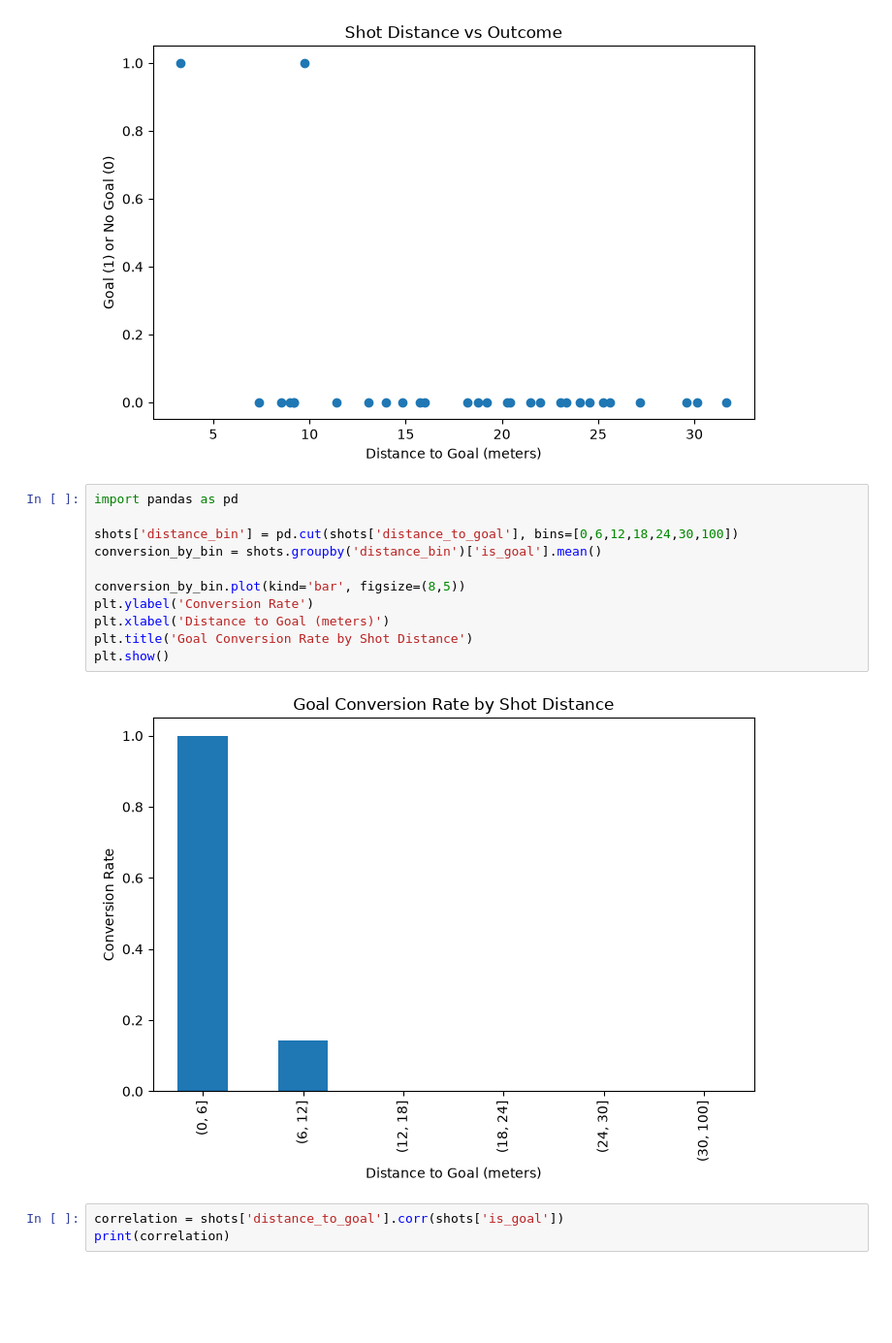
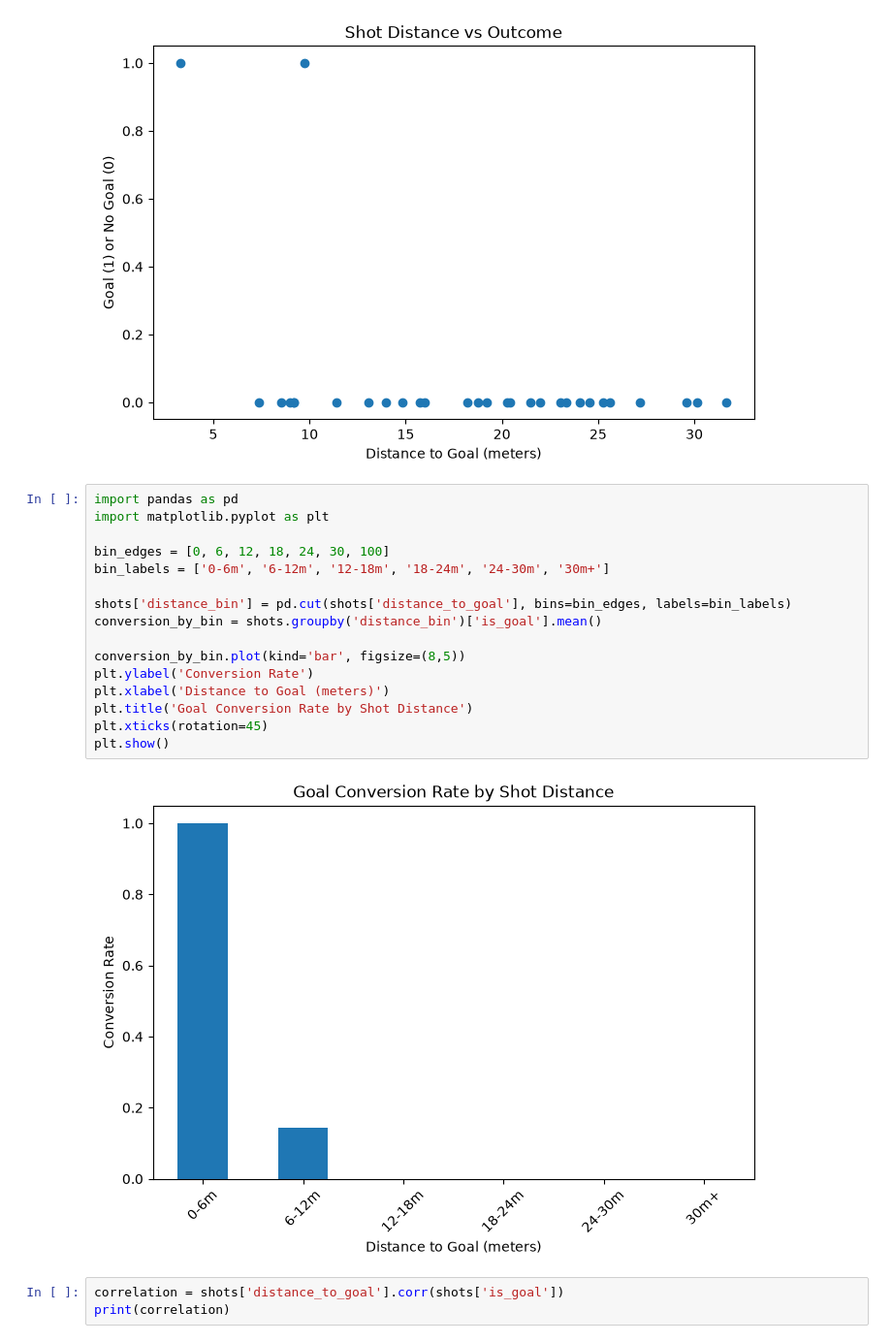
Before and after one commit to Prydey03/football-analytics, a Jupyter notebook: 01-eda-shot-data/shot_analysis.ipynb, the cells around one changed output. Shown at 97% size. Drawn from its saved outputs; the diff is of its cells as text; blank space fills up the shorter version.

Commit message:
Complete Stage 1: shot distance vs goal conversion analysis

```diff
--- a/01-eda-shot-data/shot_analysis.ipynb
+++ b/01-eda-shot-data/shot_analysis.ipynb
@@ -82,17 +82,22 @@ plt.show()
 [figure]
 # %%
 import pandas as pd
+import matplotlib.pyplot as plt
 
-shots['distance_bin'] = pd.cut(shots['distance_to_goal'], bins=[0,6,12,18,24,30,100])
+bin_edges = [0, 6, 12, 18, 24, 30, 100]
+bin_labels = ['0-6m', '6-12m', '12-18m', '18-24m', '24-30m', '30m+']
+
+shots['distance_bin'] = pd.cut(shots['distance_to_goal'], bins=bin_edges, labels=bin_labels)
 conversion_by_bin = shots.groupby('distance_bin')['is_goal'].mean()
 
 conversion_by_bin.plot(kind='bar', figsize=(8,5))
 plt.ylabel('Conversion Rate')
 plt.xlabel('Distance to Goal (meters)')
 plt.title('Goal Conversion Rate by Shot Distance')
+plt.xticks(rotation=45)
 plt.show()
 # %% [output]
-[figure, old version]
+[figure, new version]
 # %%
 correlation = shots['distance_to_goal'].corr(shots['is_goal'])
 print(correlation)
```
Also changed, not shown: parts of 2 cells of this notebook, 2 other files.
